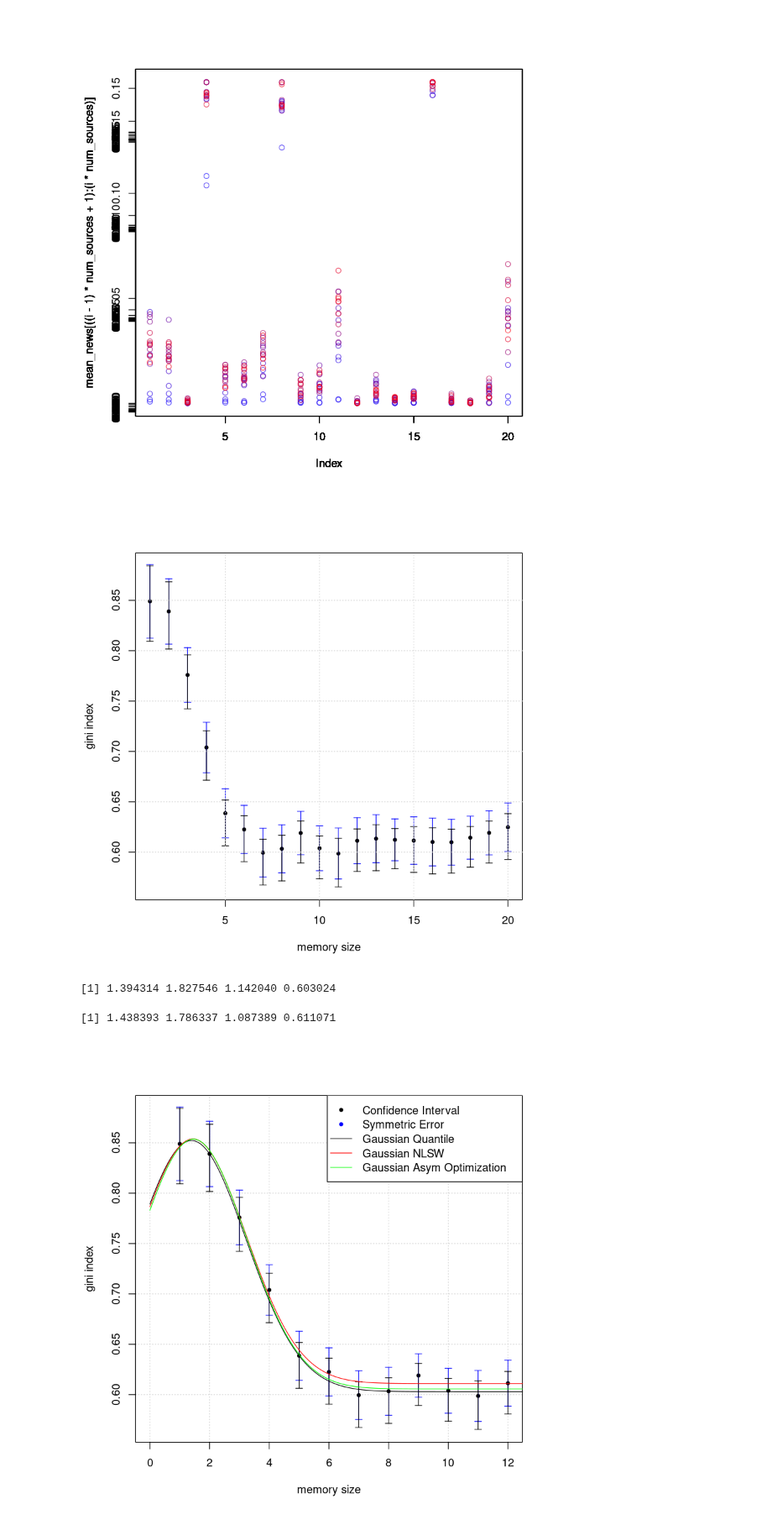
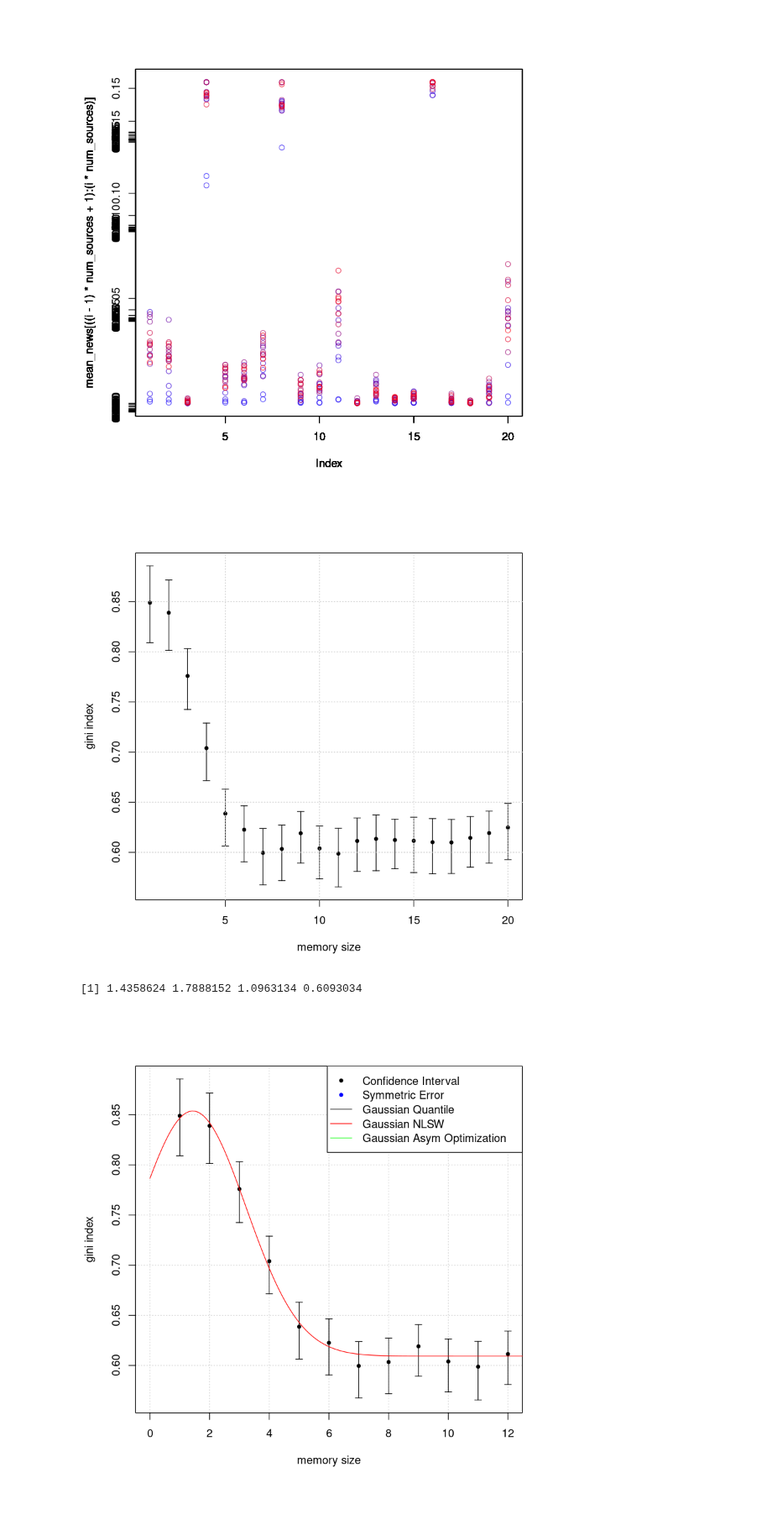
Before and after one commit to BFSteam/memory, a Jupyter notebook: jup/R/R_fit_activation_time.ipynb, the cells around one changed output. Shown at 84% size. Cells and saved outputs as stored; diff of their text form; code cells hidden in the pictures.

```diff
--- a/jup/R/R_fit_activation_time.ipynb
+++ b/jup/R/R_fit_activation_time.ipynb
@@ -260,15 +260,17 @@ normal <- function(x, mu, sig, scale, off) { off + scale * dnorm(x, mu, sig) }
 sigmoid <- function(x, mu, sig, scale, off) { off + scale * 1/(sig + exp(mu*x)) }
 # %%
 #https://stackoverflow.com/questions/13032777/scatter-plot-with-error-bars
-Data <- data.frame(memory=c(1:20), gini=gini_news, giniup=gini_erru, ginidown=gini_errd, ginistd=gini_estd)
+Data <- data.frame(memory=c(1:20), gini=gini_news,
+                   giniup=ifelse(gini_erru>(gini_estd), gini_erru, gini_estd),
+                   ginidown=ifelse(gini_errd>(gini_estd), gini_errd, gini_estd), ginistd=gini_estd)
 
-plot(Data$memory, Data$gini, xlab="memory size", ylab="gini index", pch=20, ylim=range(c(Data$gini-Data$ginidown, Data$gini+Data$giniup)))
-arrows(Data$memory, Data$gini-Data$ginistd, Data$memory, Data$gini + Data$ginistd, length=0.05, angle=90, code=3, col='blue')
+plot(Data$memory, Data$gini, xlab="memory size", ylab="gini index", pch=20, ylim=range(c(Data$gini-Data$ginidown, Data$gini+Data$giniup)), panel.first=grid())
+#arrows(Data$memory, Data$gini-Data$ginistd, Data$memory, Data$gini + Data$ginistd, length=0.05, angle=90, code=3, col='blue')
 arrows(Data$memory, Data$gini-Data$ginidown, Data$memory, Data$gini + Data$giniup, length=0.05, angle=90, code=3)
 par(new=TRUE)
 grid()
 # %% [output]
-[figure, old version]
+[figure, new version]
 # %%
 ## https://stackoverflow.com/questions/15882323/r-robust-fitting-of-data-points-to-a-gaussian-function#15883835
 
@@ -285,47 +287,47 @@ fitGstd = function(x,y,w,mu,sig,scale,off){
     f = function(p){
         d = p[4] + p[3]*dnorm(x,mean=p[1],sd=p[2])
         sum((d-y)^2/(w^2))
     }
     optim(c(mu,sig,scale,off),f)
 }
 
 fitGfunk = function(x,y,wu,wd,mu,sig,scale,off){
     f = function(p){
         d = p[4] + p[3]*dnorm(x,mean=p[1],sd=p[2])
         sum((d-y)^2/((2*wu)^2*Heaviside(d-y) + (2*wd)^2*Heaviside(y-d)))
     }
     optim(c(mu,sig,scale,off),f)
 }
 
 
-fitPstd  = fitGstd(Data$memory, Data$gini, Data$ginistd, 0.1,3.5,1.0,0.6)
-pstd  = fitPstd$par
+#fitPstd  = fitGstd(Data$memory, Data$gini, Data$ginistd, 0.1,3.5,1.0,0.6)
+#pstd  = fitPstd$par
 
-fitPboot = fitGboot(Data$memory, Data$gini, Data$giniup+Data$ginidown, pstd[1],pstd[2],pstd[3],pstd[4])
-pboot = fitPboot$par
+#fitPboot = fitGboot(Data$memory, Data$gini, Data$giniup+Data$ginidown, pstd[1],pstd[2],pstd[3],pstd[4])
+#pboot = fitPboot$par
 
-fitPfunk = fitGfunk(Data$memory, Data$gini, Data$giniup, Data$ginidown, pstd[1],pstd[2],pstd[3],pstd[4])
+fitPfunk = fitGfunk(Data$memory, Data$gini, Data$giniup, Data$ginidown, 0.1,3.5,1.0,0.6)
 pfunk = fitPfunk$par
 
 plot(Data$memory, Data$gini, xlab="memory size", ylab="gini index", pch=20, xlim=range(0,12), ylim=range(c(Data$gini-Data$ginidown, Data$gini+Data$giniup)), panel.first=grid())
-arrows(Data$memory, Data$gini-Data$ginistd, Data$memory, Data$gini + Data$ginistd, length=0.05, angle=90, code=3, col='blue')
+#arrows(Data$memory, Data$gini-Data$ginistd, Data$memory, Data$gini + Data$ginistd, length=0.05, angle=90, code=3, col='blue')
 arrows(Data$memory, Data$gini-Data$ginidown, Data$memory, Data$gini + Data$giniup, length=0.05, angle=90, code=3)
 par(new=TRUE)
 
-pboot
-pstd
+#pboot
+#pstd
+pfunk
 
-curve(normal(x, pboot[1], pboot[2], pboot[3], pboot[4]), 0, 20 ,n=200, add=TRUE)
-curve(normal(x, pstd[1], pstd[2], pstd[3], pstd[4]), 0, 20 ,n=200, add=TRUE, col='red')
-curve(normal(x, pfunk[1], pfunk[2], pfunk[3], pfunk[4]), 0, 20 ,n=200, add=TRUE, col='green')
+#curve(normal(x, pboot[1], pboot[2], pboot[3], pboot[4]), 0, 20 ,n=200, add=TRUE)
+#curve(normal(x, pstd[1], pstd[2], pstd[3], pstd[4]), 0, 20 ,n=200, add=TRUE, col='red')
+curve(normal(x, pfunk[1], pfunk[2], pfunk[3], pfunk[4]), 0, 20 ,n=200, add=TRUE, col='red')
 
 legend("topright", pch = c(20, 20, NA, NA, NA), lty=c(NA, NA, 1, 1, 1),
         col = c("black", "blue", "black", "red", "green"),
         legend = c("Confidence Interval", "Symmetric Error", "Gaussian Quantile", "Gaussian NLSW", "Gaussian Asym Optimization"))
 # %% [output]
-[1] 1.394314 1.827546 1.142040 0.603024
+[1] 1.4358624 1.7888152 1.0963134 0.6093034
-[1] 1.438393 1.786337 1.087389 0.611071
-[figure, old version]
+[figure, new version]
 # %%
 DataChi <- data.frame(observed = Data$gini,
                       expboot = normal(Data$memory, pboot[1], pboot[2], pboot[3], pboot[4]),
```
Also changed, not shown: parts of 8 cells of this notebook.
